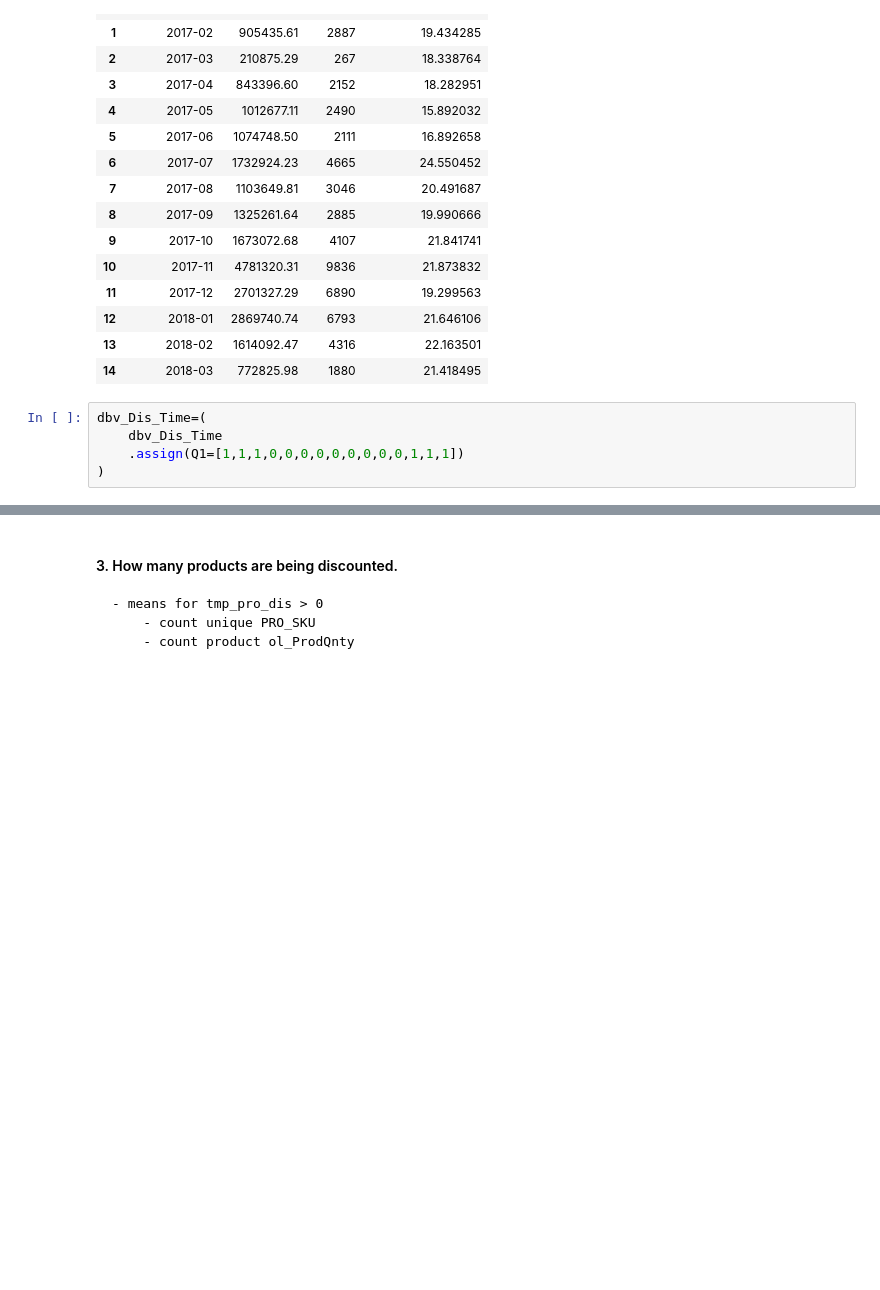
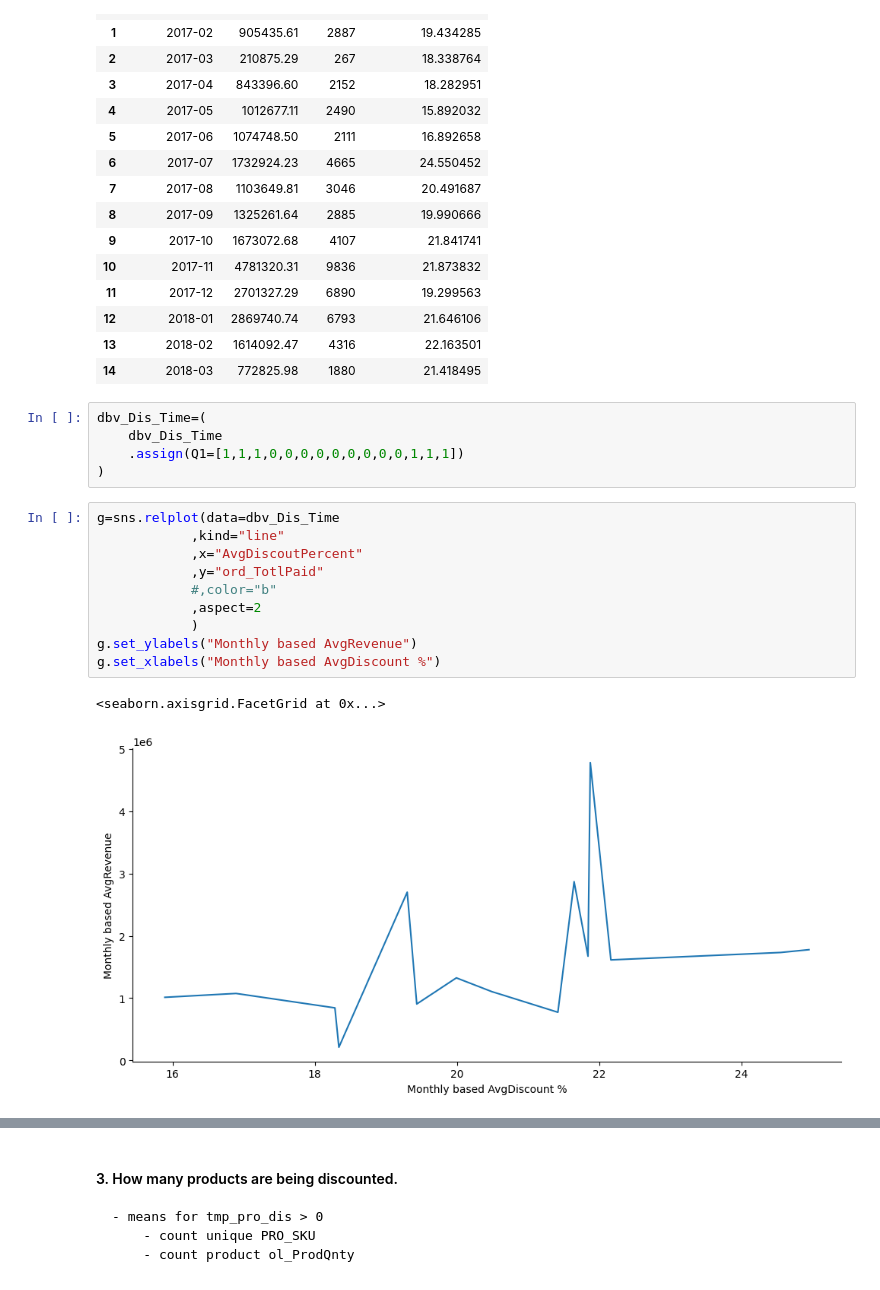
Before and after one commit to JacquelineBashta/DataStorytelling_Pandas_Matlibplot, a Jupyter notebook: Solve_BussinessQ_1.ipynb, the cells around one changed output, grey strips where cells are left out. Drawn from its saved outputs; the diff is of its cells as text; blank space fills up the shorter version.

```diff
--- a/Solve_BussinessQ_1.ipynb
+++ b/Solve_BussinessQ_1.ipynb
@@ -314,3 +237,16 @@ dbv_Dis_Time=(
     dbv_Dis_Time
     .assign(Q1=[1,1,1,0,0,0,0,0,0,0,0,0,1,1,1])
 )
+# %%
+g=sns.relplot(data=dbv_Dis_Time
+            ,kind="line"
+            ,x="AvgDiscoutPercent"
+            ,y="ord_TotlPaid"
+            #,color="b"
+            ,aspect=2
+            )
+g.set_ylabels("Monthly based AvgRevenue")
+g.set_xlabels("Monthly based AvgDiscount %")
+# %% [output]
+<seaborn.axisgrid.FacetGrid at 0x...>
+[figure, added]
```
Also changed, not shown: parts of 26 cells of this notebook, 4 other files.
